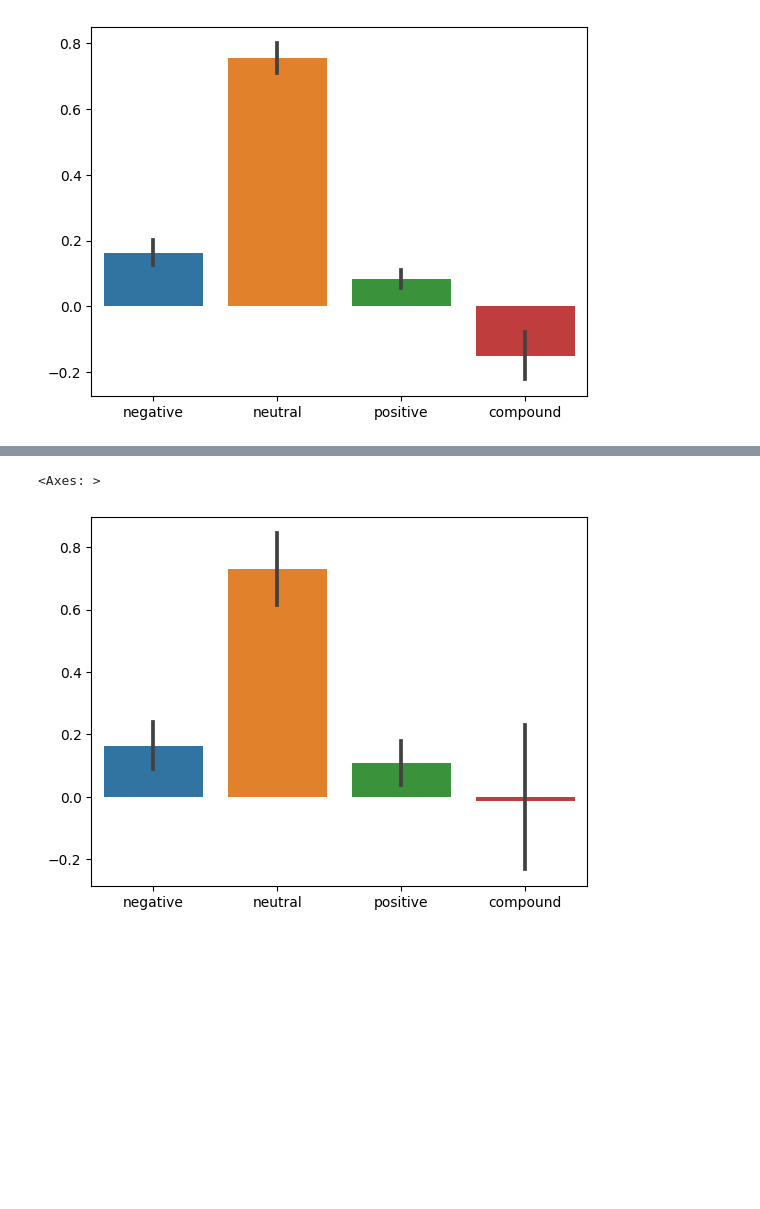
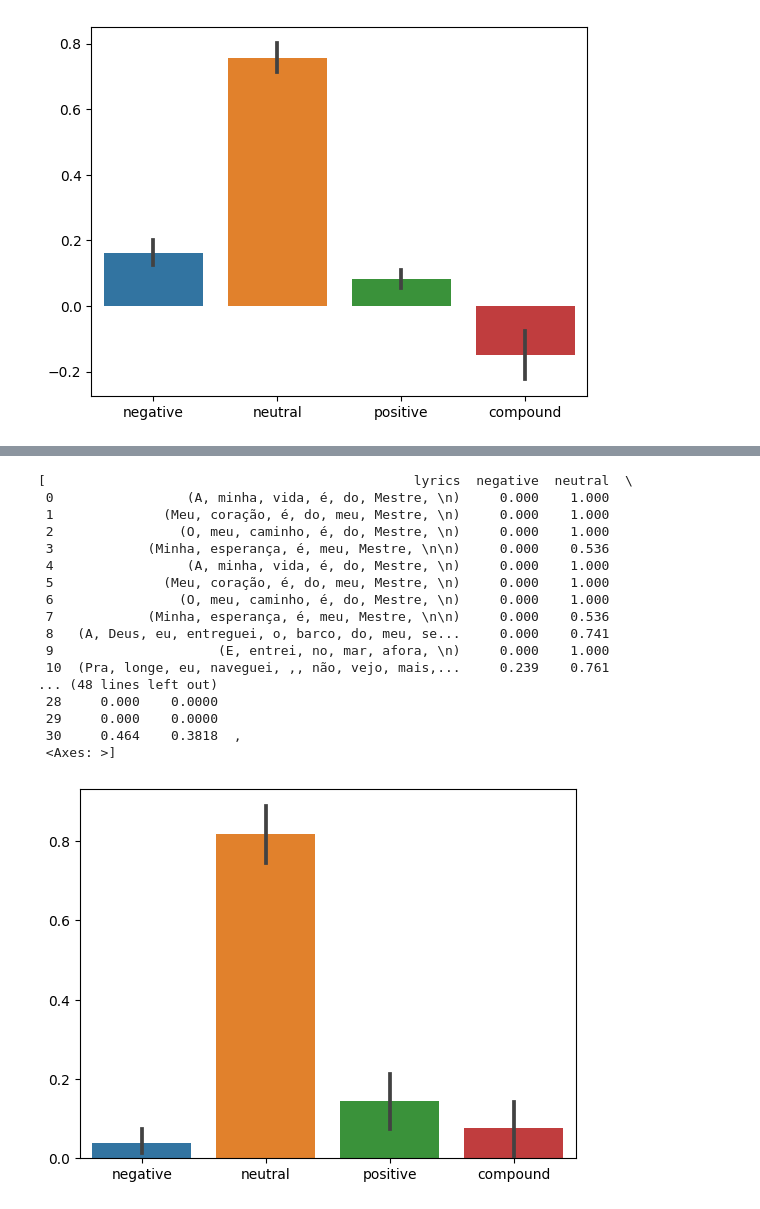
Before and after one commit to Danilosauro/Arkham_Project, a Jupyter notebook: Arkham_Project.ipynb, the cells around one changed output, grey strips where cells are left out. Drawn from its saved outputs; the diff is of its cells as text; code cells hidden in the pictures; blank space fills up the shorter version.

```diff
--- a/Arkham_Project.ipynb
+++ b/Arkham_Project.ipynb
@@ -344,0 +355,12 @@ for sent in song_two.sents:
+# %%
+for parsed_song in parsed_songs:
+  structure['song_idx'].append(parsed_songs.index(parsed_song))
+  structure['parsed_song'].append(parsed_song)
+# %%
+for parsed_song in structure['parsed_song']:
+  stanza_list = []
+  for sent in parsed_song.sents:
+    stanza_list.append(sent)
+  structure['stanzas'].append(stanza_list)
+# %%
+structure_df = pd.DataFrame(structure)
@@ -345,16 +369,28 @@ for sent in song_two.sents:
 # %%
-analysis =  {
+def getting_feelings(song_name):
+
+  analysis =  {
     "lyrics" : [],
     "negative" :[],
     "neutral": [],
     "positive": [],
     "compound": []
-}
+  }
 
-for stanza in stanzas:
-  score = analyzer.polarity_scores(str(stanza))
-  analysis['lyrics'].append(stanza)
-  analysis['negative'].append(score['neg'])
-  analysis['neutral'].append(score['neu'])
-  analysis['positive'].append(score['pos'])
-  analysis['compound'].append(score['compound'])
+  for idx, row in structure_df.iterrows():
+    if song_name.lower() == row['song_name'].lower():
+      for stanza in structure_df['stanzas'][idx]:
+        score = s.polarity_scores(str(stanza))
+        analysis['lyrics'].append(stanza)
+        analysis['negative'].append(score['neg'])
+        analysis['neutral'].append(score['neu'])
+        analysis['positive'].append(score['pos'])
+        analysis['compound'].append(score['compound'])
+
+  analyze_df = pd.DataFrame(analysis)
+  zero = analyze_df[ (analyze_df['negative'] == 0.000) & (analyze_df['neutral'] == 0.000) & (analyze_df['positive'] ==0.000)].index
+  analyze_df.drop(zero, inplace=True)
+
+  chart = sns.barplot(analyze_df)
+
+  return [analyze_df, chart]
@@ -380,5 +397,21 @@ data
-# %%
-sns.barplot(data)
-# %% [output]
-<Axes: >
-[figure, removed]
+# %%
+getting_feelings('meu mestre')
+# %% [output]
+[                                               lyrics  negative  neutral  \
+ 0                 (A, minha, vida, é, do, Mestre, \n)     0.000    1.000
+ 1              (Meu, coração, é, do, meu, Mestre, \n)     0.000    1.000
+ 2                (O, meu, caminho, é, do, Mestre, \n)     0.000    1.000
+ 3            (Minha, esperança, é, meu, Mestre, \n\n)     0.000    0.536
+ 4                 (A, minha, vida, é, do, Mestre, \n)     0.000    1.000
+ 5              (Meu, coração, é, do, meu, Mestre, \n)     0.000    1.000
+ 6                (O, meu, caminho, é, do, Mestre, \n)     0.000    1.000
+ 7            (Minha, esperança, é, meu, Mestre, \n\n)     0.000    0.536
+ 8   (A, Deus, eu, entreguei, o, barco, do, meu, se...     0.000    0.741
+ 9                     (E, entrei, no, mar, afora, \n)     0.000    1.000
+ 10  (Pra, longe, eu, naveguei, ,, não, vejo, mais,...     0.239    0.761
+... (48 lines left out)
+ 28     0.000    0.0000
+ 29     0.000    0.0000
+ 30     0.464    0.3818  ,
+ <Axes: >]
+[figure, added]
```
Also changed, not shown: parts of 23 cells of this notebook.
